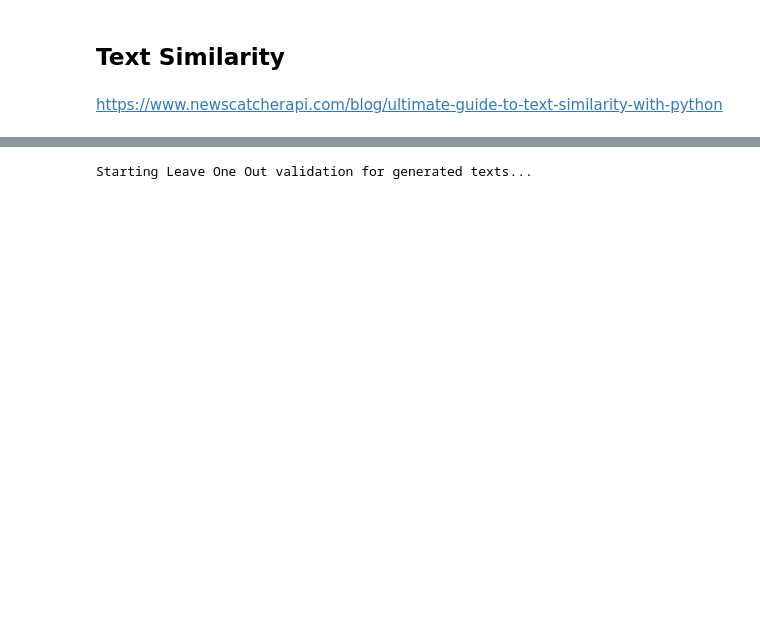
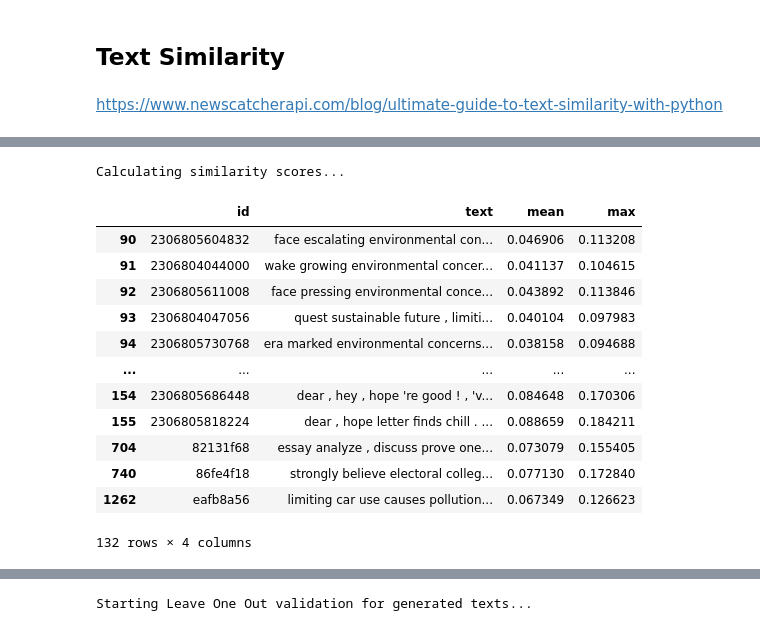
Before and after one commit to dimits-ts/practical_data_science, a Jupyter notebook: llm_detection/notebooks/llm_detection.ipynb, the cells around one changed output, grey strips where cells are left out. Saved outputs shown, nothing was run; the diff lists cells and outputs as text; code cells hidden in the pictures; blank space fills up the shorter version.

```diff
--- a/llm_detection/notebooks/llm_detection.ipynb
+++ b/llm_detection/notebooks/llm_detection.ipynb
@@ -553,3 +539,42 @@ Calculating similarity scores...
+# %%
+def jaccard_similarity(set1: set[str], set2: set[str]) -> float:
+    intersection = len(set1.intersection(set2))
+    union = len(set1.union(set2))
+    return intersection / union
+
+
+mean_similarity = []
+max_similarity = []
+
+print("Calculating similarity scores...")
+for x in tqdm(generated_df.text):
+    similarities = []
+    for y in human_df.text:
+      similarities.append(jaccard_similarity(set(x.split()), set(y.split())))
+
+    mean_similarity.append(np.mean(similarities))
+    max_similarity.append(np.max(similarities))
+
+similarity_df = pd.DataFrame({"id": generated_df.id,
+                              "text": generated_df.text,
+                              "mean": mean_similarity,
+                              "max": max_similarity})
+similarity_df
+# %% [output]
+Calculating similarity scores...
+|  | id | text | mean | max |
+| 90 | 2306805604832 | face escalating environmental con... | 0.046906 | 0.113208 |
+| 91 | 2306804044000 | wake growing environmental concer... | 0.041137 | 0.104615 |
+| 92 | 2306805611008 | face pressing environmental conce... | 0.043892 | 0.113846 |
+| 93 | 2306804047056 | quest sustainable future , limiti... | 0.040104 | 0.097983 |
+| 94 | 2306805730768 | era marked environmental concerns... | 0.038158 | 0.094688 |
+| ... | ... | ... | ... | ... |
+| 154 | 2306805686448 | dear , hey , hope 're good ! , 'v... | 0.084648 | 0.170306 |
+| 155 | 2306805818224 | dear , hope letter finds chill . ... | 0.088659 | 0.184211 |
+| 704 | 82131f68 | essay analyze , discuss prove one... | 0.073079 | 0.155405 |
+| 740 | 86fe4f18 | strongly believe electoral colleg... | 0.077130 | 0.172840 |
+| 1262 | eafb8a56 | limiting car use causes pollution... | 0.067349 | 0.126623 |
+132 rows × 4 columns
 # %%
 similarity_df = pd.DataFrame({"id": generated_df.id,
                               "text": generated_df.text,
```
Also changed, not shown: parts of 23 cells of this notebook, 5 other files.
